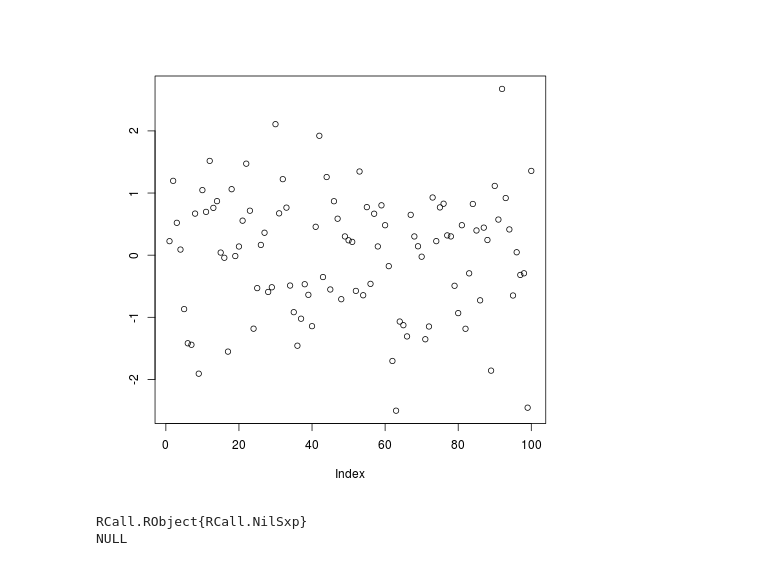
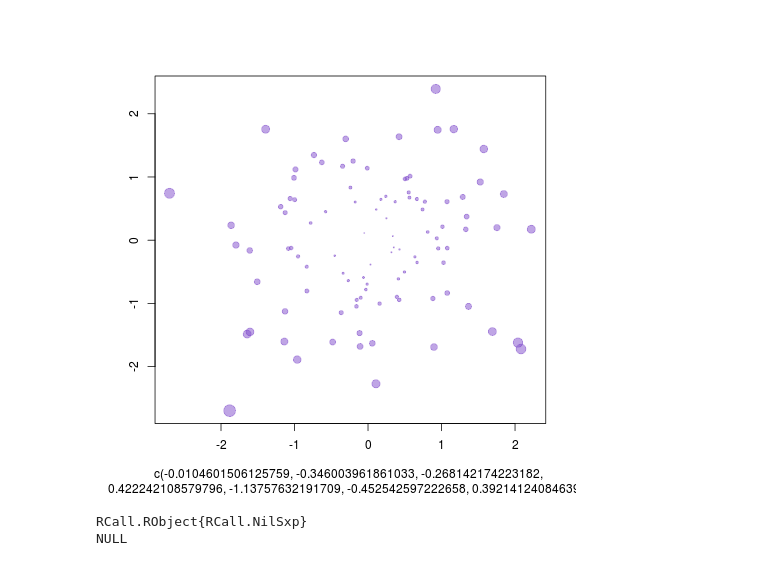
Before and after one commit to luiarthur/play_scala, a Jupyter notebook: ijulia/my_first_ijulia.ipynb, the cells around one changed output. Saved outputs shown, nothing was run; the diff lists cells and outputs as text; code cells hidden in the pictures.

```diff
--- a/ijulia/my_first_ijulia.ipynb
+++ b/ijulia/my_first_ijulia.ipynb
@@ -1,11 +1,16 @@
-# %%
-using RCall
-r_plot = R"plot"
-r_plot(randn(100),ylab="")
-# %% [output]
-[figure, removed]
-RCall.RObject{RCall.NilSxp}
-NULL
+# %%
+using RCall
+r_plot = R"plot"
+rgb = R"rgb"
+
+x = randn(100)
+y = randn(100)
+z = sqrt(x.^2 + y.^2)
+r_plot(x,y,cex=z,ylab="",col=rgb(.5,.3,.8,.5),pch=20)
+# %% [output]
+[figure, added]
+RCall.RObject{RCall.NilSxp}
+NULL
 # %%
 using PyPlot
 
```
Also changed, not shown: parts of 2 cells of this notebook.
